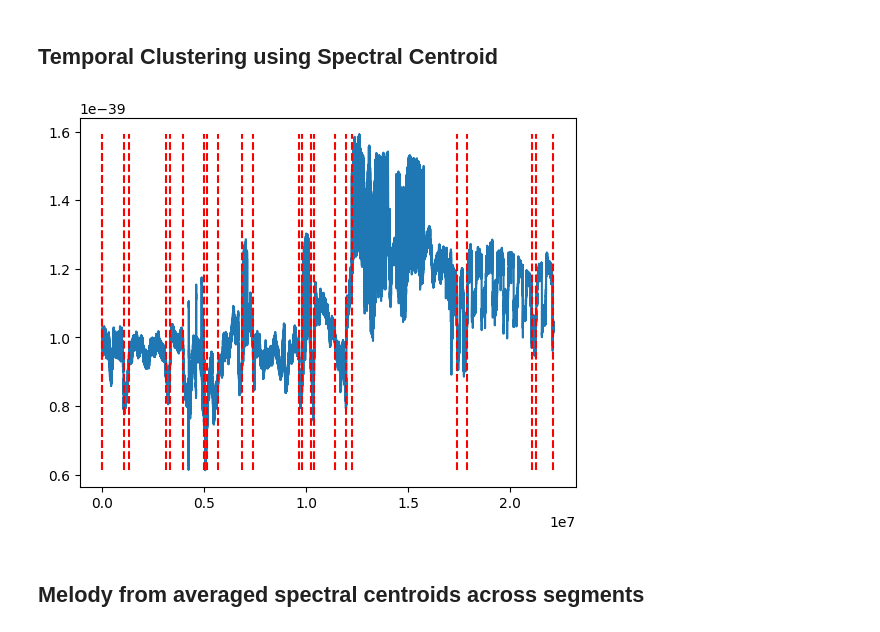
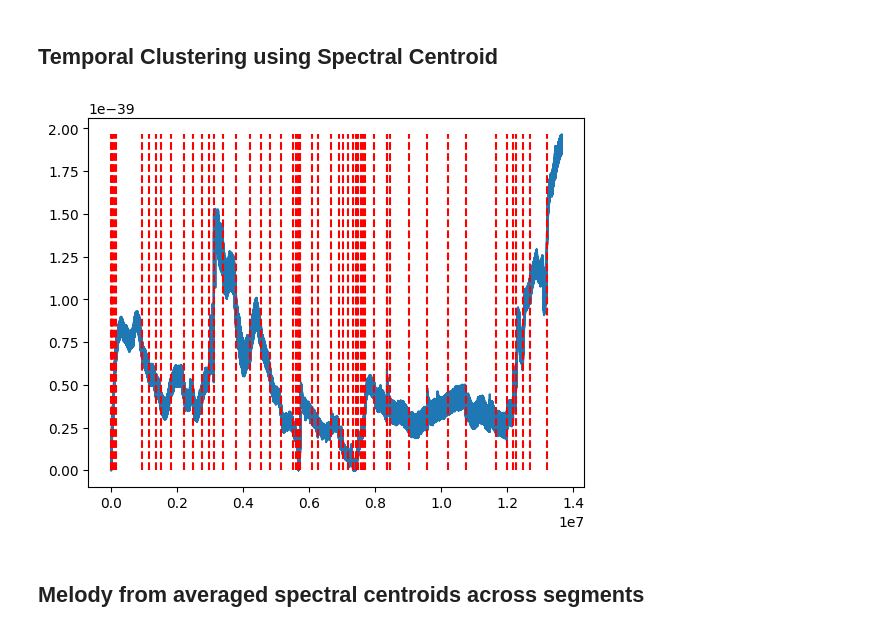
Before and after one commit to AntoineBellemare/plant_sonification, a Jupyter notebook: notebooks/1-temporal_clustering_melodies_and_chords.ipynb, the cells around one changed output. Saved outputs shown, nothing was run; the diff lists cells and outputs as text; code cells hidden in the pictures.

Commit message:
PhiID, jardin fleuris, cleaner notebooks

```diff
--- a/notebooks/1-temporal_clustering_melodies_and_chords.ipynb
+++ b/notebooks/1-temporal_clustering_melodies_and_chords.ipynb
@@ -41,0 +37,12 @@ sf = 256
+# %%
+folderpath = '../plant_data/Hiver 2024/Fichier RAW/'
+folderpath = '../fleurs_data/Serie_39/RAW/2025-05-21/'
+folderpath = '../parcours_musical/data/Serie 7/RAW/2024-06-07/'
+
+savepath = '../parcours_musical/plant_music/'
+
+
+filename = 'Acer pensylvanicum 2024-02-28.raw'
+# get all filenames in the folder that ends with .raw
+filenames = [f for f in os.listdir(folderpath) if f.endswith('.raw')]
+sf = 256
@@ -44,32 +61,32 @@ sf = 256
 # %%
 import librosa
 import numpy as np
 import matplotlib.pyplot as plt
 
 def generate_segments(data, n_segments=64):
-    feature = librosa.feature.spectral_centroid(y=data, sr=sf, n_fft=2000)
+    feature = librosa.feature.spectral_centroid(y=data, sr=sf, n_fft=40000)
     bounds = librosa.segment.agglomerative(feature, n_segments)
     bound_times = librosa.frames_to_time(bounds, sr=sf)
     bound_times = sf*bound_times
     segments = segment_time_series(data, bound_times)
     segments = [segment[~np.isnan(segment)] for segment in segments]
     return segments, bound_times
 
 
 
 # show example with a random file
 filename = filenames[1]
 data = np.fromfile(folderpath + filename, dtype=np.float32)
 data = data[~np.isnan(data)]
-segments, bound_times = generate_segments(data, n_segments=24)
+segments, bound_times = generate_segments(data, n_segments=55)
 
 
 # plot the time series and the change points
 plt.plot(data)
 plt.vlines(bound_times, data.min(), data.max(), color='r', linestyle='--', label='Change Points')
 plt.show()
 # %% [output]
-[figure, old version]
+[figure, new version]
 # %% [markdown]
 ## Melody from averaged spectral centroids across segments
 # %%
```
Also changed, not shown: parts of 9 cells of this notebook, 3 other files.
